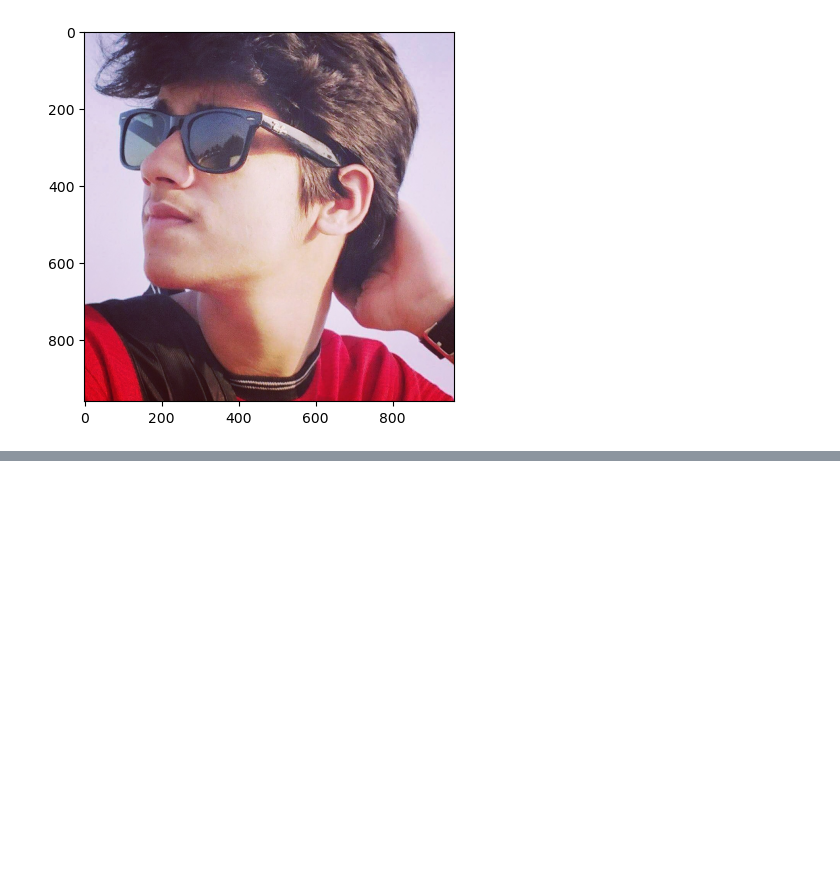
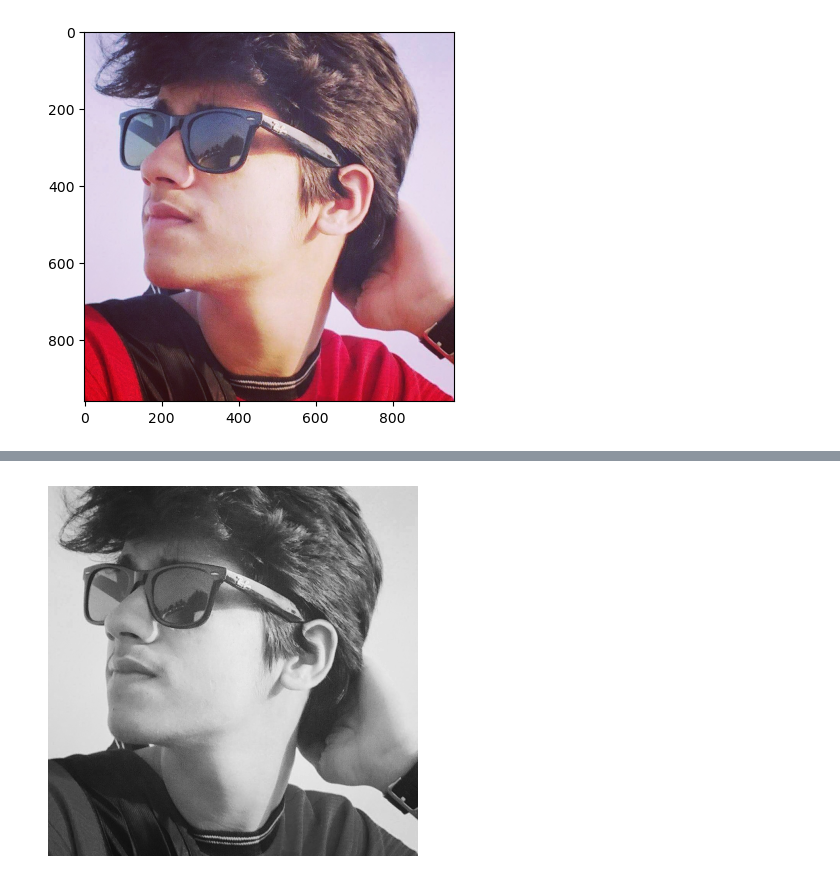
Before and after one commit to AKAmaaz/NED-Batch7-Data-Visualization, a Jupyter notebook: 01-File-Handling/code.ipynb, the cells around one changed output, grey strips where cells are left out. Saved outputs shown, nothing was run; the diff lists cells and outputs as text; code cells hidden in the pictures; blank space fills up the shorter version.

```diff
--- a/01-File-Handling/code.ipynb
+++ b/01-File-Handling/code.ipynb
@@ -118,0 +237,14 @@ plt.show()
+# %%
+import numpy as np
+from PIL import Image
+import matplotlib.pyplot as plt
+
+# Open the image file
+im = np.array(Image.open("Maaz.jpg").convert("L"))
+
+# Display the image
+plt.imshow(im, cmap='gray')
+plt.axis('off')  # Hide the axis
+plt.show()
+# %% [output]
+[figure, added]
```
Also changed, not shown: parts of 12 cells of this notebook.
